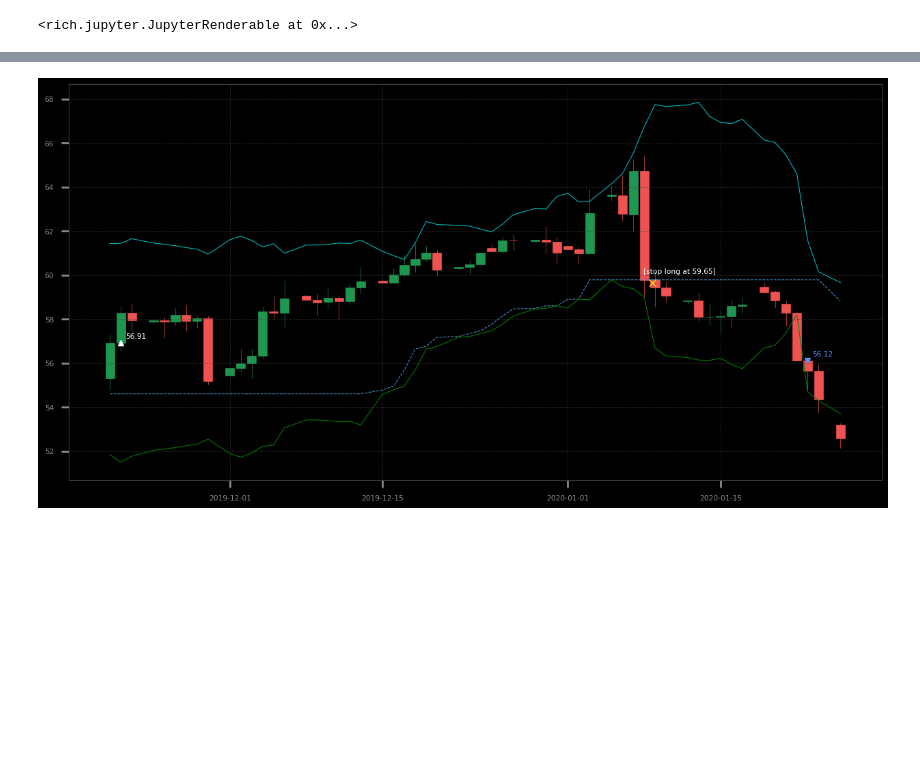
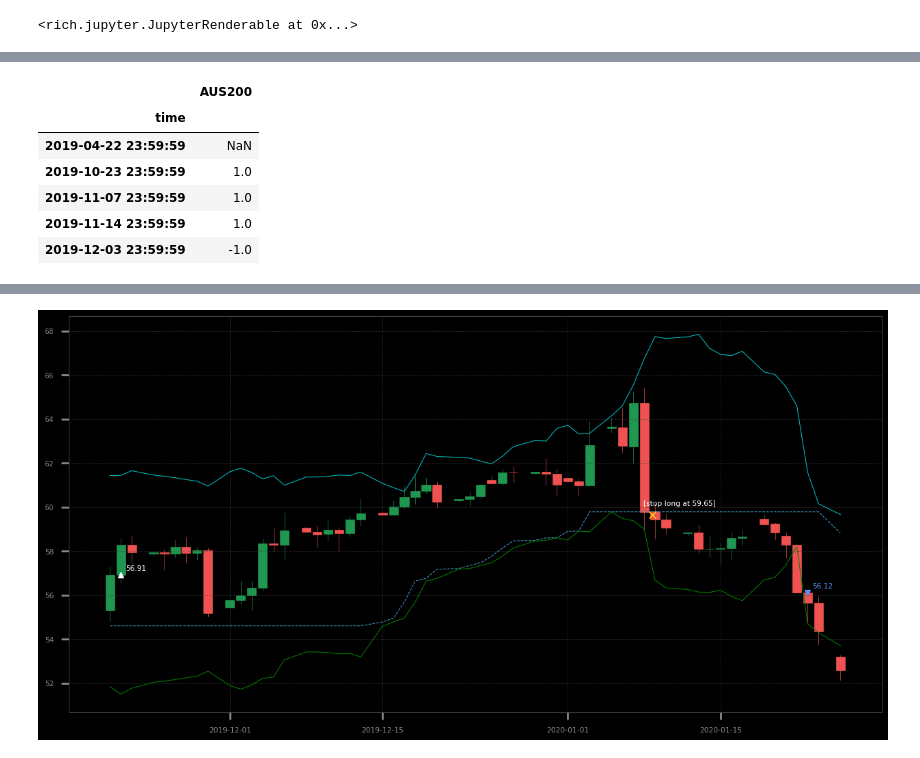
Before and after one commit to dmarienko/Lustre, a Jupyter notebook: models/2.1 Validation.ipynb, the cells around one changed output, grey strips where cells are left out. Cells and saved outputs as stored; diff of their text form; code cells hidden in the pictures; blank space fills up the shorter version.

```diff
--- a/models/2.1 Validation.ipynb
+++ b/models/2.1 Validation.ipynb
@@ -33,4 +30,14 @@ r_xti.report(1000)
 # %%
 td = pd.DataFrame.from_dict(z_load('RAD_test')['data'], orient='index')
+# %%
+lbr.predict(md['AUS200'].ohlcs('1h')).head()
+# %% [output]
+|  | AUS200 |
+| time |  |
+| 2019-04-22 23:59:59 | NaN |
+| 2019-10-23 23:59:59 | 1.0 |
+| 2019-11-07 23:59:59 | 1.0 |
+| 2019-11-14 23:59:59 | 1.0 |
+| 2019-12-03 23:59:59 | -1.0 |
 # %%
 fig(18, 7)
```
Also changed, not shown: parts of 6 cells of this notebook, 11 other files.
